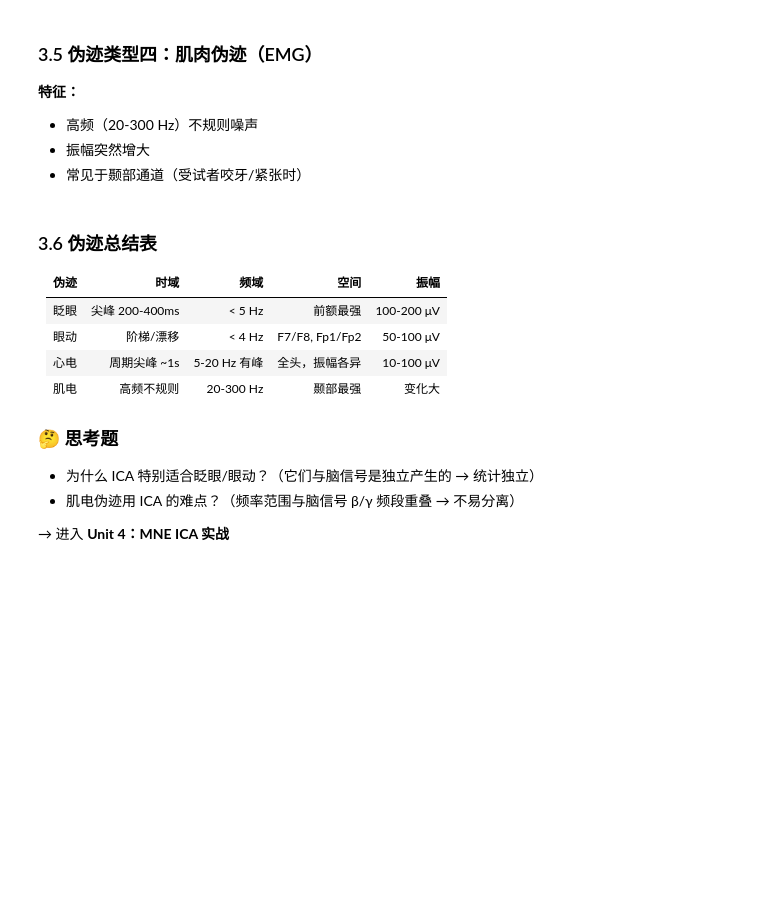
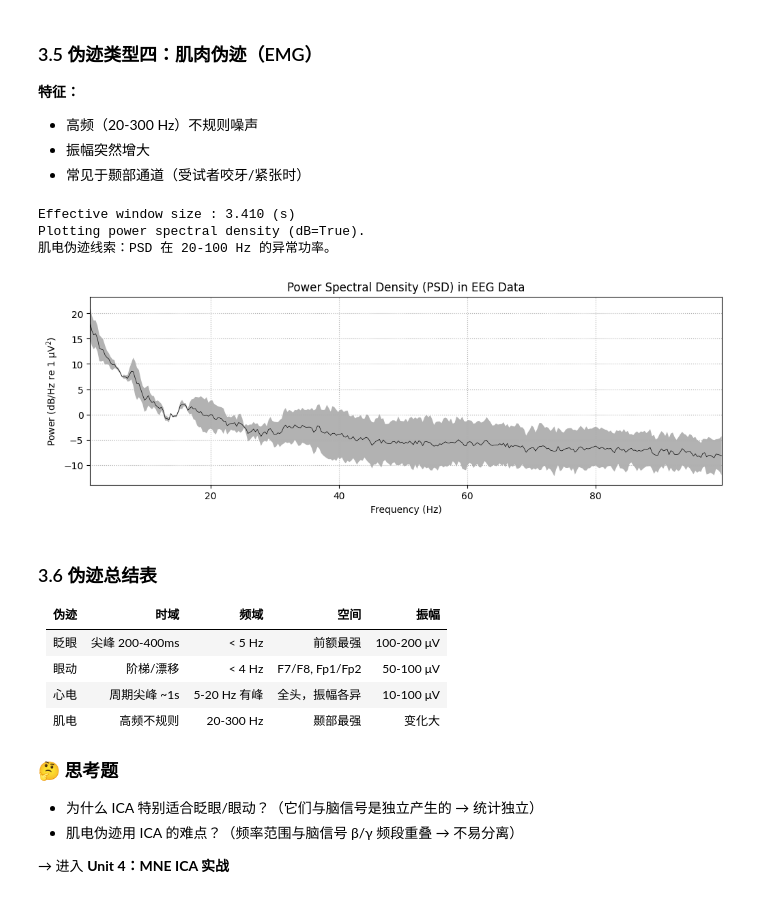
Before and after one commit to usstziyi/eeg_ica_learning, a Jupyter notebook: notebooks/unit3_artifact_recognition.ipynb, the cells around one changed output. Drawn from its saved outputs; the diff is of its cells as text; code cells hidden in the pictures; blank space fills up the shorter version.

```diff
--- a/notebooks/unit3_artifact_recognition.ipynb
+++ b/notebooks/unit3_artifact_recognition.ipynb
@@ -129,10 +177,14 @@ print("心跳伪迹线索：规律尖峰，间隔约 0.6-1s，多个通道同时
 # %%
 # 对比低频段和高频段的 PSD
 raw_psd = raw.compute_psd(fmin=1, fmax=100, picks=['EEG 001', 'EEG 030'])
 fig = raw_psd.plot(average=True, spatial_colors=False)
-plt.title('功率谱密度 — 高频段（>30Hz）异常隆起提示肌电伪迹')
-plt.show()
+plt.title('Power Spectral Density (PSD) in EEG Data') # 功率谱密度 — 高频段（>30Hz）异常隆起提示肌电伪迹
 print("肌电伪迹线索：PSD 在 20-100 Hz 的异常功率。")
+# %% [output]
+Effective window size : 3.410 (s)
+Plotting power spectral density (dB=True).
+肌电伪迹线索：PSD 在 20-100 Hz 的异常功率。
+[figure, added]
 # %% [markdown]
 ### 3.6 伪迹总结表
 
```
Also changed, not shown: parts of 6 cells of this notebook, 1 other file.
